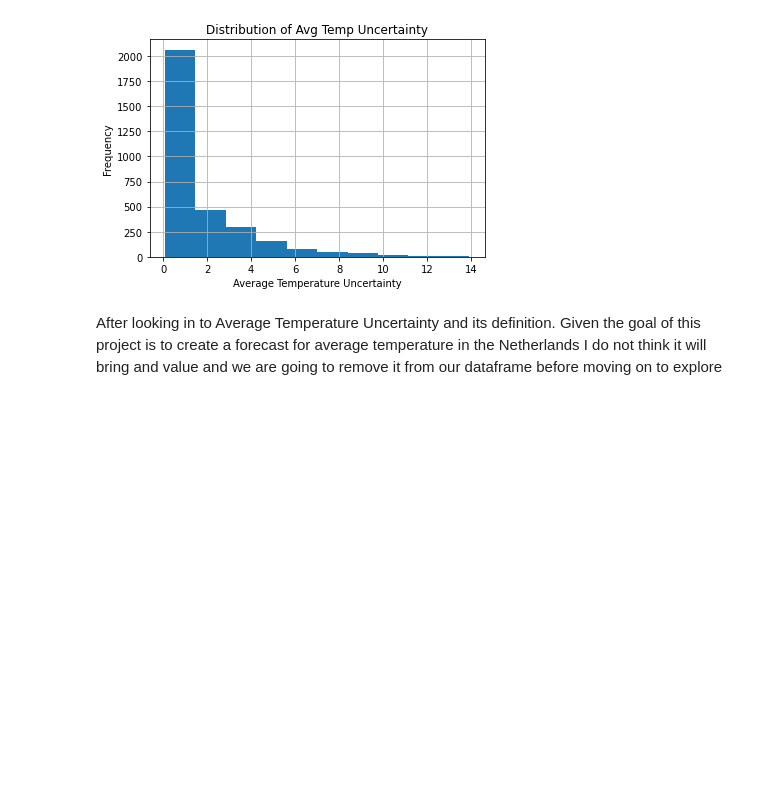
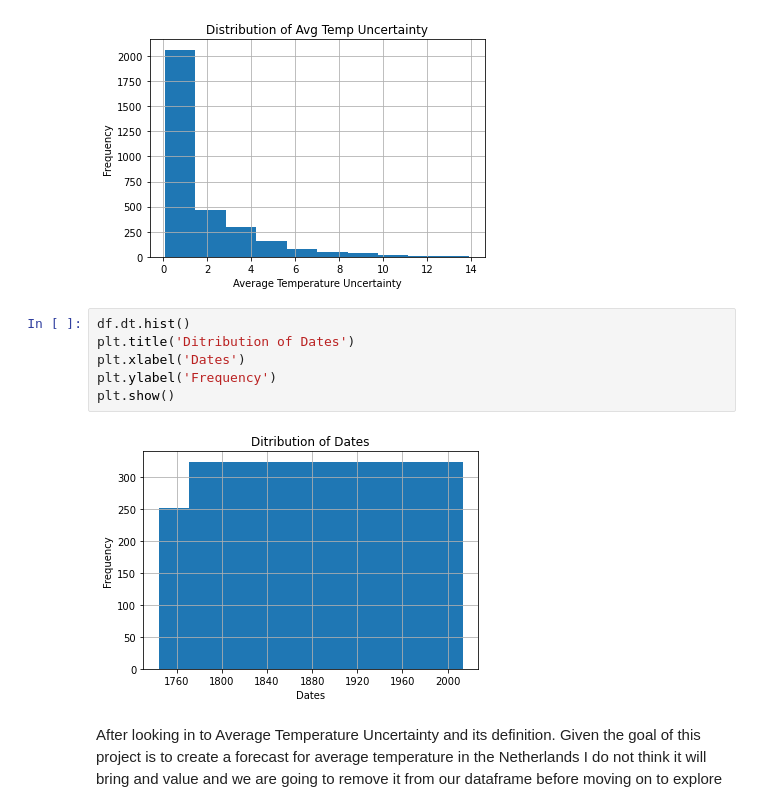
Before and after one commit to ForrestMccrosky/time-series-exercises, a Jupyter notebook: time_series_project.ipynb, the cells around one changed output. Saved outputs shown, nothing was run; the diff lists cells and outputs as text; blank space fills up the shorter version.

```diff
--- a/time_series_project.ipynb
+++ b/time_series_project.ipynb
@@ -188,6 +196,14 @@ plt.ylabel('Frequency')
 plt.show()
 # %% [output]
 [figure]
+# %%
+df.dt.hist()
+plt.title('Ditribution of Dates')
+plt.xlabel('Dates')
+plt.ylabel('Frequency')
+plt.show()
+# %% [output]
+[figure, added]
 # %% [markdown]
 After looking in to Average Temperature Uncertainty and its definition. Given the goal of this project is to create a forecast for average temperature in the Netherlands I do not think it will bring and value and we are going to remove it from our dataframe before moving on to explore
 # %%
```
Also changed, not shown: parts of 34 cells of this notebook.
